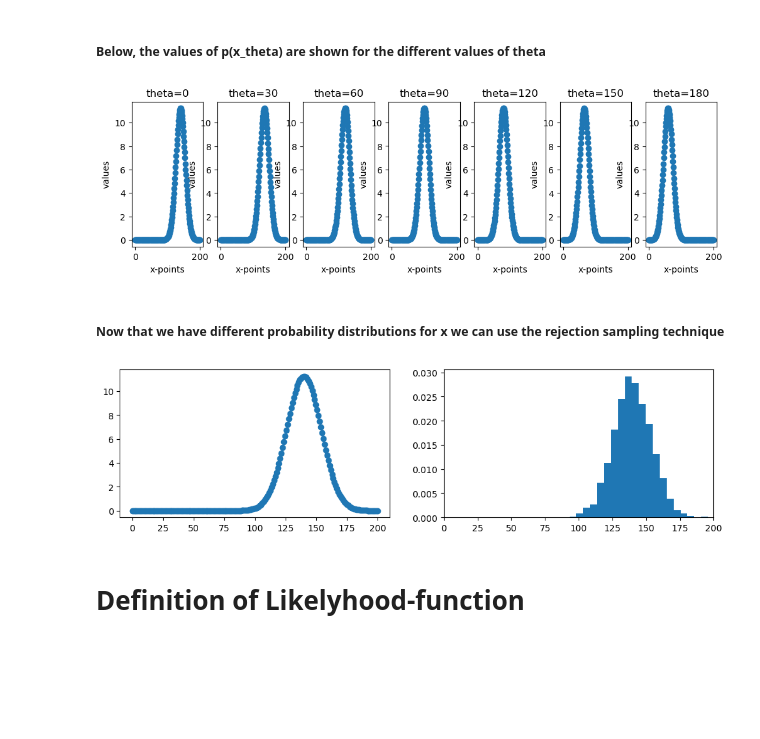
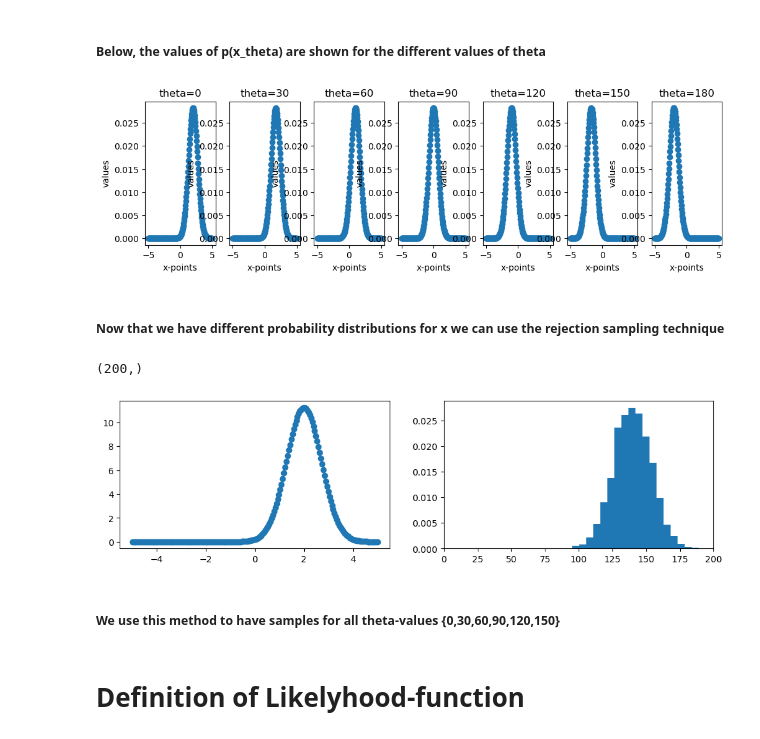
Before and after one commit to Rasmus9023/Homodyne-Tomography, a Jupyter notebook: prob_theta.ipynb, the cells around one changed output. Saved outputs shown, nothing was run; the diff lists cells and outputs as text; code cells hidden in the pictures; blank space fills up the shorter version.

Commit message:
Updates and work with Rsamp

```diff
--- a/prob_theta.ipynb
+++ b/prob_theta.ipynb
@@ -33,21 +36,3 @@ plt.show()
-# %%
-# We initialize the array for all the data of theta=0
-
-sum = 0
-y_val = 100
-
-W0 = W_coherent[y_val]
-
-x_theta0 = [i * 0. for i in range(len(W0))]
-x_theta0 = np.array(x_theta0)
-
-# We update each element to the integration value
-
-for i in range(len(W0)):
-    sum += W0[i]
-
-for i in range(len(W0)):
-    x_theta0[i] = sum
 # %% [markdown]
 ##### We define the Wigner function. Below the coherent state is shifted by 45 degrees
 # %%
@@ -79,8 +64,8 @@ x_45 = np.array(x_45)
 # %% [markdown]
 ##### We can do this process for different values of theta
 # %%
-dir_thetas = [0,30,60,90,120,150,180]
-thetas = [i*mt.pi/180 for i in dir_thetas]
+num_thetas = [0,30,60,90,120,150,180]
+thetas = [i*mt.pi/180 for i in num_thetas]
 
 N_thetas = len(thetas)
 
@@ -90,35 +75,34 @@ W_coherents = [0]*N_thetas
 
 xs = np.zeros((N_thetas,len(W_coherent[0])))
 
+# The for loop below updates the xs array to contain the x-values (int over all p) at different angles
+
 for i in range(N_thetas):
     W_coherents[i] = qt.wigner(rot(thetas[i])*rho_coherent, xvec, xvec)
     cohe = W_coherents[i]
-    seq = [np.sum(cohe[:,j]) for j in range(len(W_coherents[0][0]))]
-    seq = np.array(seq)
+    seq = np.array([np.sum(cohe[:,j]) * (xvec[1]-xvec[0])/20 for j in range(len(W_coherents[0][0]))])
     xs[i] = seq
 # %% [markdown]
 ##### Below, the values of p(x_theta) are shown for the different values of theta
 # %%
 fig, axes = plt.subplots(1, 7, figsize=(12,3))
 
-x_val = np.linspace(0,200,200)
-
-scat0 = axes[0].scatter(x_val, xs[0])
-scat1 = axes[1].scatter(x_val, xs[1])
-scat2 = axes[2].scatter(x_val, xs[2])
-scat3 = axes[3].scatter(x_val, xs[3])
-scat4 = axes[4].scatter(x_val, xs[4])
-scat5 = axes[5].scatter(x_val, xs[5])
-scat6 = axes[6].scatter(x_val, xs[6])
+scat0 = axes[0].scatter(xvec, xs[0])
+scat1 = axes[1].scatter(xvec, xs[1])
+scat2 = axes[2].scatter(xvec, xs[2])
+scat3 = axes[3].scatter(xvec, xs[3])
+scat4 = axes[4].scatter(xvec, xs[4])
+scat5 = axes[5].scatter(xvec, xs[5])
+scat6 = axes[6].scatter(xvec, xs[6])
 
 i = 0
 
 for ax in axes.flat:
-    ax.set(xlabel='x-points', ylabel='values', title='theta=' + str(dir_thetas[i]))
+    ax.set(xlabel='x-points', ylabel='values', title='theta=' + str(num_thetas[i]))
     i+=1
 
 plt.show()
 # %% [output]
-[figure, old version]
+[figure, new version]
 # %% [markdown]
 ##### Now that we have different probability distributions for x we can use the rejection sampling technique
@@ -125,28 +140,35 @@ plt.show()
+# %%
+rand_y = np.random.uniform(0, .3, 100)
+#rand_x = np.random.uniform(-5,5, 100)
+rand_x = np.random.choice(xs[0], 100)
+#rand_xy = np.vstack([rand_x, rand_y]).T
+rand_x[rand_y < p(rand_x)]
+rand_x[rand_y < xs[0][index(rand_x, xs)]]
+# %% [output]
+(200,)
 # %%
 # This sampling method can be done with any of the probability distributions calculated above
 
+thetas = np.array([0,1,2,3,4,5,6])
+
 max_val = max(xs[0])
-values = []
+vals = []
 
 # Number of iterations for the sample-gathering
 
 iter = 100
+num = 0
 
-for j in range(iter):
-    for i in range(len(xs[0])):
-        rand_y = random.uniform(0,max_val)
-        rand_x = random.uniform(0,200)
-        if rand_y < xs[0][int(rand_x)]:
-            values.append(rand_x)
-
-values = np.array(values)
+vals = Rsamp(max_val, vals, iter, thetas[num])
 
 fig, axes = plt.subplots(1, 2, figsize=(12,3))
 
-scat0 = axes[0].scatter(x_val, xs[0])
-hist1 = axes[1].hist(values,bins=20, density=True)
+scat0 = axes[0].scatter(xvec, xs[num])
+hist1 = axes[1].hist(vals,bins=20, density=True)
 
 plt.xlim(0,200)
 plt.show()
 # %% [output]
-[figure, old version]
+[figure, new version]
+# %% [markdown]
+##### We use this method to have samples for all theta-values {0,30,60,90,120,150}
```
Also changed, not shown: parts of 19 cells of this notebook.
